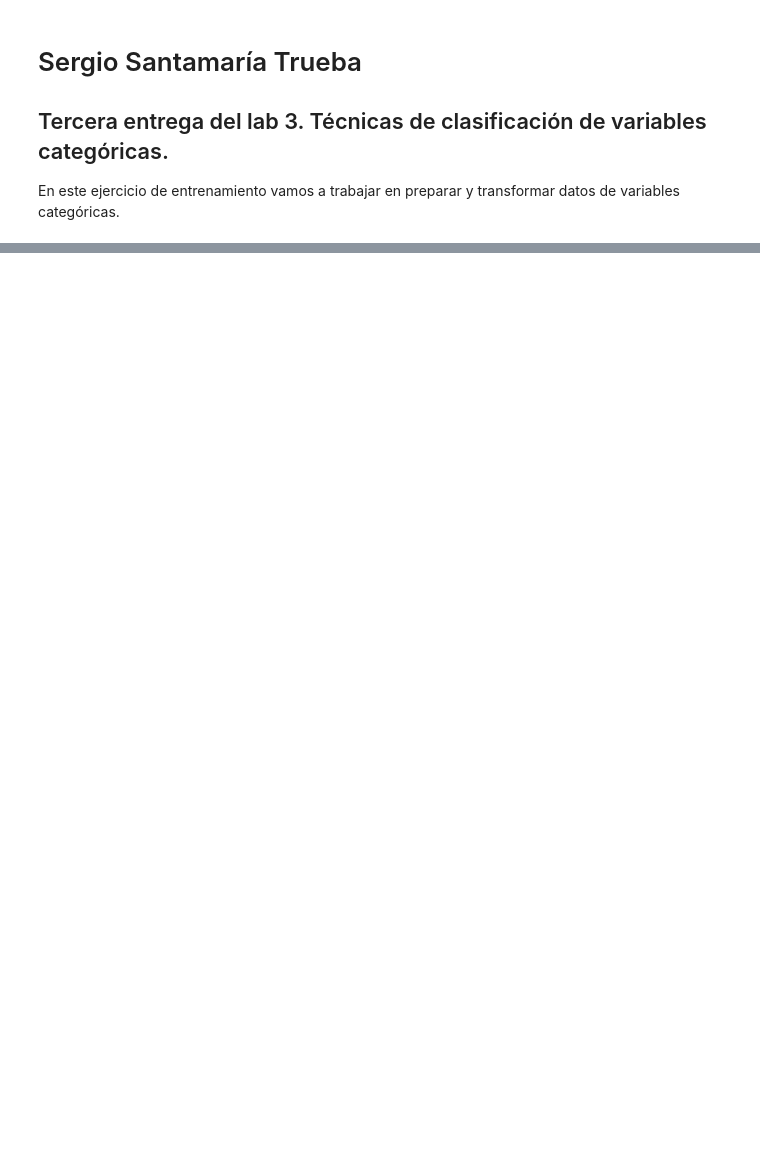
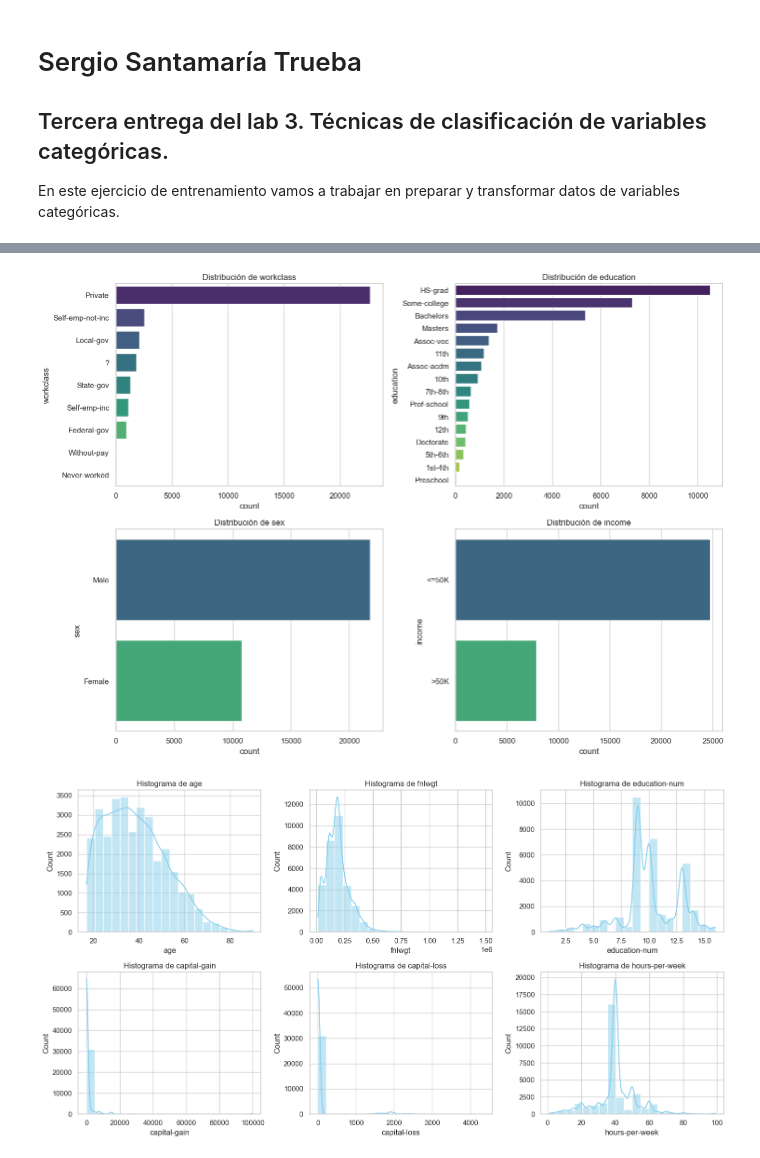
Before and after one commit to Sersantru/Lab3_3, a Jupyter notebook: machine_learning.ipynb, the cells around one changed output, grey strips where cells are left out. Saved outputs shown, nothing was run; the diff lists cells and outputs as text; code cells hidden in the pictures; blank space fills up the shorter version.

Commit message:
commit para evaluar

```diff
--- a/machine_learning.ipynb
+++ b/machine_learning.ipynb
@@ -48,30 +96,33 @@ display(df[var_categoricas].describe())
 # %%
-# Generamos las visualizaciones exigidas
+# Generamos las visualizaciones para las variables categóricas y numéricas:
 
-# 1. Gráficos de barras para variables categóricas (seleccionamos algunas clave para no saturar)
+# 1. Gráficos de barras para variables categóricas
 cols_cat_plot = ['workclass', 'education', 'sex', 'income']
-plt.figure(figsize=(16, 12))
+plt.figure(figsize=(14, 10)) # Tamaño ajustado
 for i, col in enumerate(cols_cat_plot, 1):
     plt.subplot(2, 2, i)
     sns.countplot(y=df[col], palette='viridis', order=df[col].value_counts().index)
     plt.title(f'Distribución de {col}')
 plt.tight_layout()
 plt.show()
 
-# 2. Histogramas para variables numéricas
-plt.figure(figsize=(16, 10))
+# 2. Histogramas para variables numéricas (Son exactamente 6 variables, encajan perfecto en un grid de 2x3)
+plt.figure(figsize=(15, 8))
 for i, col in enumerate(var_numericas, 1):
     plt.subplot(2, 3, i)
     sns.histplot(df[col], bins=20, kde=True, color='skyblue')
     plt.title(f'Histograma de {col}')
 plt.tight_layout()
 plt.show()
 
 # 3. Boxplots para detectar outliers en variables numéricas
-plt.figure(figsize=(16, 10))
+plt.figure(figsize=(15, 8))
 for i, col in enumerate(var_numericas, 1):
     plt.subplot(2, 3, i)
     sns.boxplot(x=df[col], color='salmon')
-    plt.title(f'Boxplot de {col} (Outliers)')
+    plt.title(f'Boxplot de {col}')
 plt.tight_layout()
 plt.show()
+# %% [output]
+[figure, added]
+[figure, added]
```
Also changed, not shown: parts of 7 cells of this notebook.
